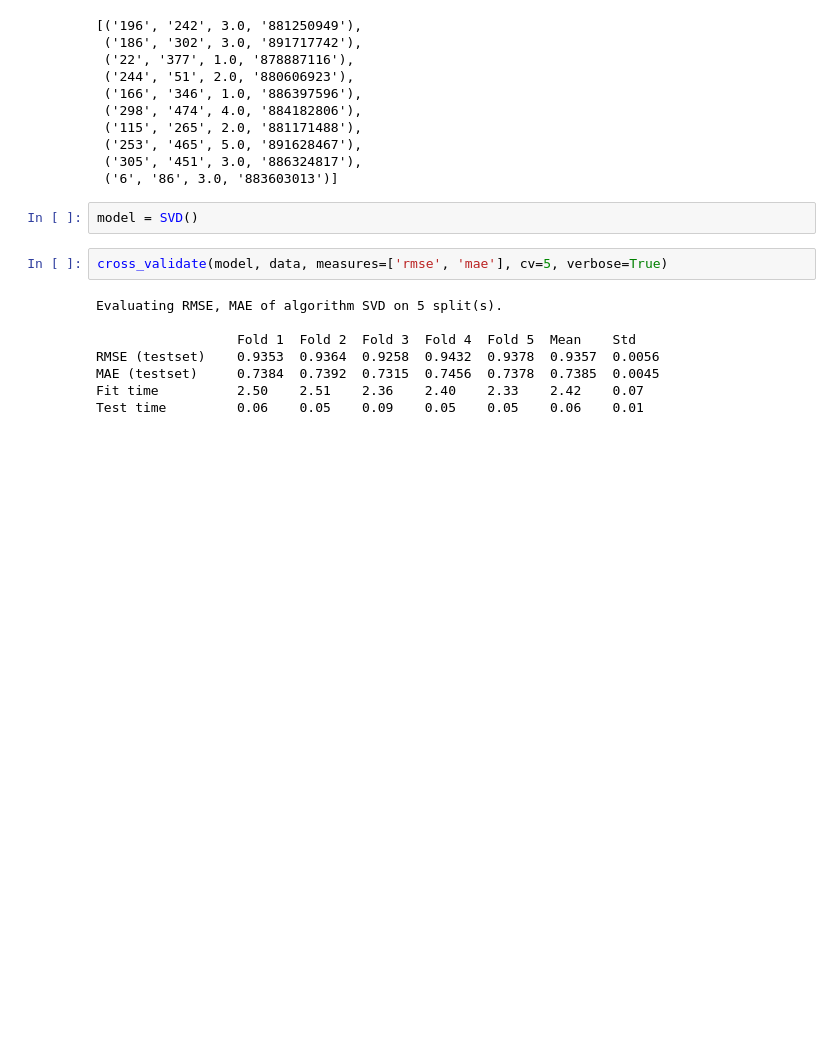
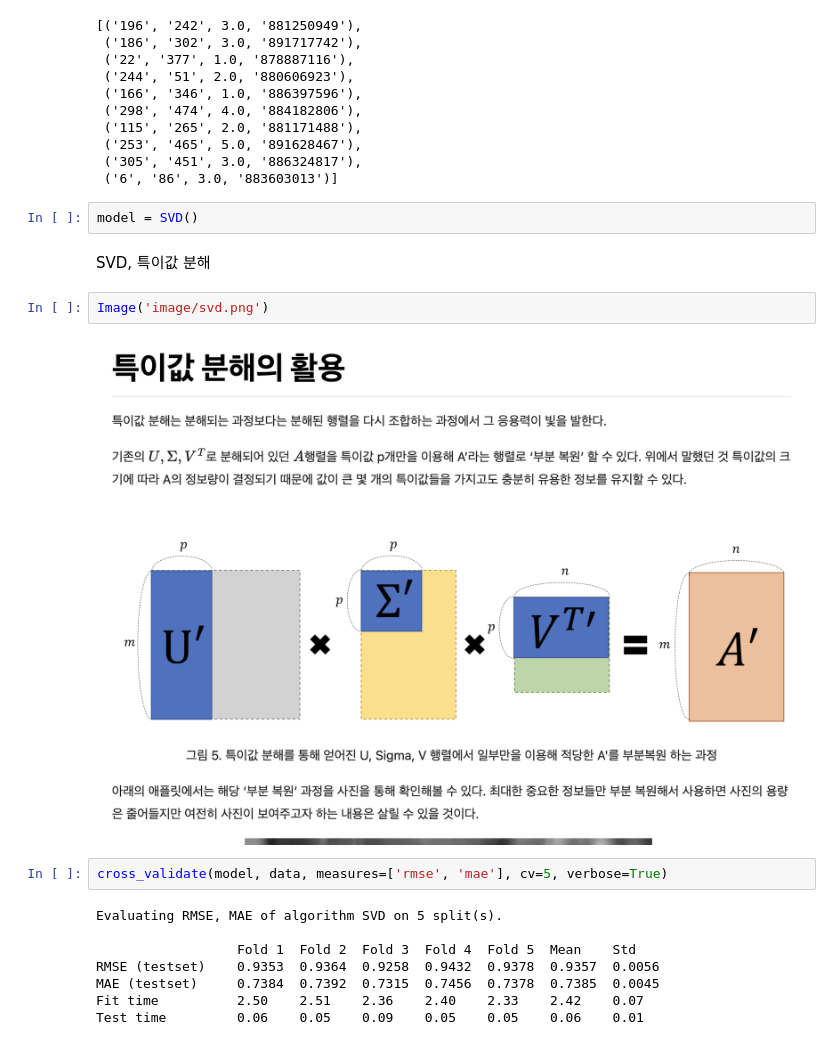
Before and after one commit to EumMericano-Study/scikit-surprise-basic, a Jupyter notebook: recommand.ipynb, the cells around one changed output. Saved outputs shown, nothing was run; the diff lists cells and outputs as text; blank space fills up the shorter version.

```diff
--- a/recommand.ipynb
+++ b/recommand.ipynb
@@ -49,6 +70,12 @@ data.raw_ratings[:10]
  ('6', '86', 3.0, '883603013')]
 # %%
 model = SVD()
+# %% [markdown]
+SVD, 특이값 분해
+# %%
+Image('image/svd.png')
+# %% [output]
+[figure, added]
 # %%
 cross_validate(model, data, measures=['rmse', 'mae'], cv=5, verbose=True)
 # %% [output]
```
Also changed, not shown: parts of 1 cell of this notebook.
